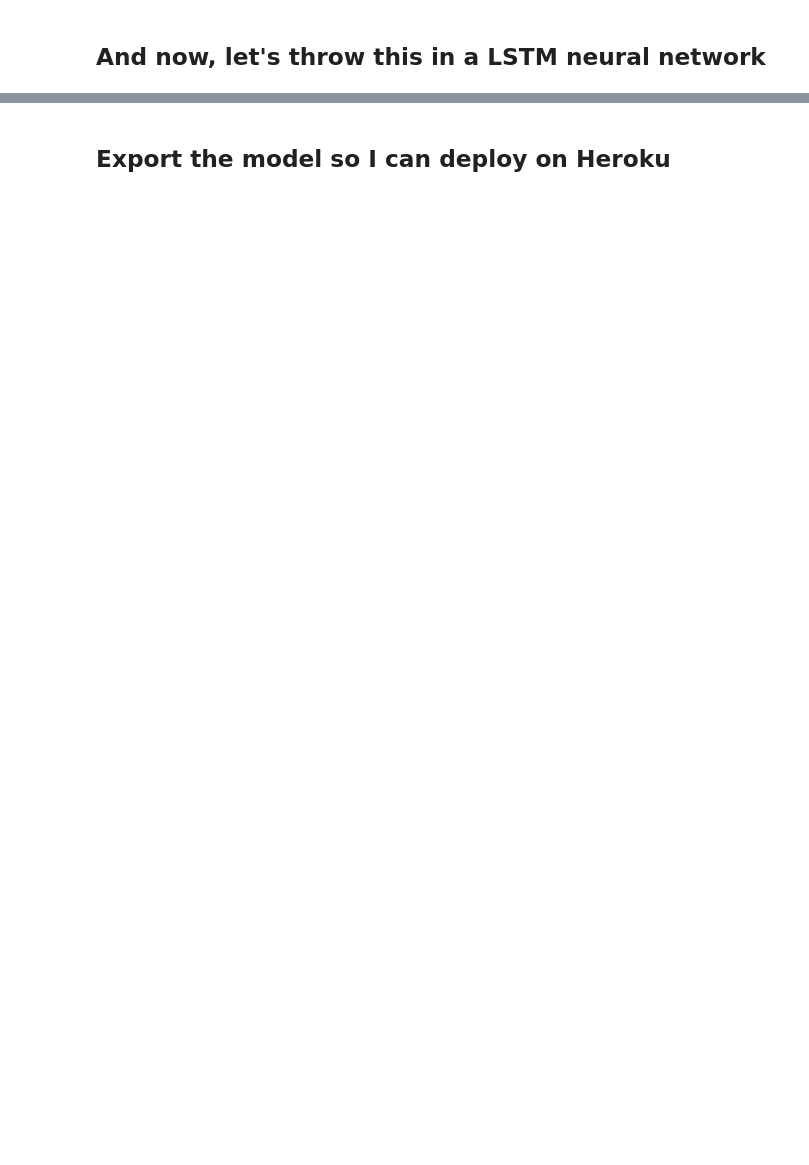
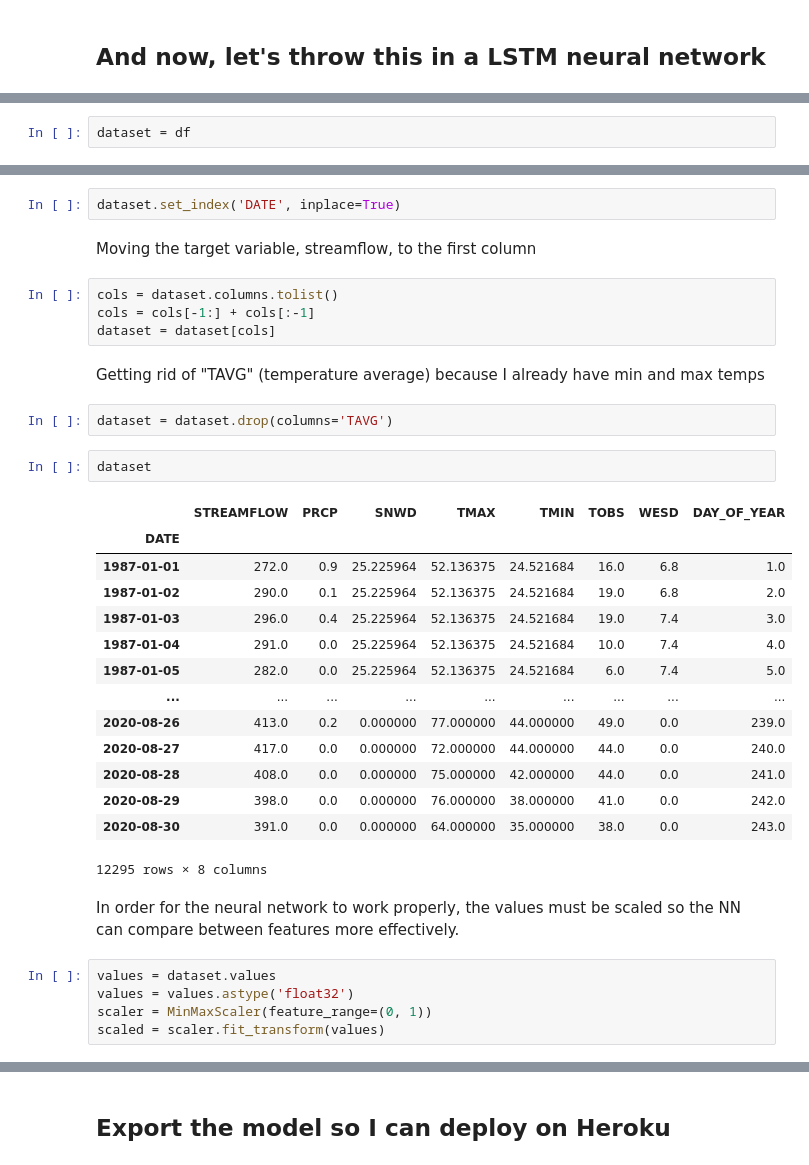
Before and after one commit to willstauffer/streamflow_predictions, a Jupyter notebook: Payette_streamflow.ipynb, the cells around one changed output, grey strips where cells are left out. Cells and saved outputs as stored; diff of their text form; blank space fills up the shorter version.

```diff
--- a/Payette_streamflow.ipynb
+++ b/Payette_streamflow.ipynb
@@ -595,0 +570,2 @@ px.line(mae_df, x='Model Type', y='R^2')
+# %%
+dataset = df
@@ -595,0 +574,36 @@ px.line(mae_df, x='Model Type', y='R^2')
+# %%
+dataset.set_index('DATE', inplace=True)
+# %% [markdown]
+Moving the target variable, streamflow, to the first column
+# %%
+cols = dataset.columns.tolist()
+cols = cols[-1:] + cols[:-1]
+dataset = dataset[cols]
+# %% [markdown]
+Getting rid of "TAVG" (temperature average) because I already have min and max temps
+# %%
+dataset = dataset.drop(columns='TAVG')
+# %%
+dataset
+# %% [output]
+|  | STREAMFLOW | PRCP | SNWD | TMAX | TMIN | TOBS | WESD | DAY_OF_YEAR |
+| DATE |  |  |  |  |  |  |  |  |
+| 1987-01-01 | 272.0 | 0.9 | 25.225964 | 52.136375 | 24.521684 | 16.0 | 6.8 | 1.0 |
+| 1987-01-02 | 290.0 | 0.1 | 25.225964 | 52.136375 | 24.521684 | 19.0 | 6.8 | 2.0 |
+| 1987-01-03 | 296.0 | 0.4 | 25.225964 | 52.136375 | 24.521684 | 19.0 | 7.4 | 3.0 |
+| 1987-01-04 | 291.0 | 0.0 | 25.225964 | 52.136375 | 24.521684 | 10.0 | 7.4 | 4.0 |
+| 1987-01-05 | 282.0 | 0.0 | 25.225964 | 52.136375 | 24.521684 | 6.0 | 7.4 | 5.0 |
+| ... | ... | ... | ... | ... | ... | ... | ... | ... |
+| 2020-08-26 | 413.0 | 0.2 | 0.000000 | 77.000000 | 44.000000 | 49.0 | 0.0 | 239.0 |
+| 2020-08-27 | 417.0 | 0.0 | 0.000000 | 72.000000 | 44.000000 | 44.0 | 0.0 | 240.0 |
+| 2020-08-28 | 408.0 | 0.0 | 0.000000 | 75.000000 | 42.000000 | 44.0 | 0.0 | 241.0 |
+| 2020-08-29 | 398.0 | 0.0 | 0.000000 | 76.000000 | 38.000000 | 41.0 | 0.0 | 242.0 |
+| 2020-08-30 | 391.0 | 0.0 | 0.000000 | 64.000000 | 35.000000 | 38.0 | 0.0 | 243.0 |
+12295 rows × 8 columns
+# %% [markdown]
+In order for the neural network to work properly, the values must be scaled so the NN can compare between features more effectively.
+# %%
+values = dataset.values
+values = values.astype('float32')
+scaler = MinMaxScaler(feature_range=(0, 1))
+scaled = scaler.fit_transform(values)
```
Also changed, not shown: parts of 97 cells of this notebook.
